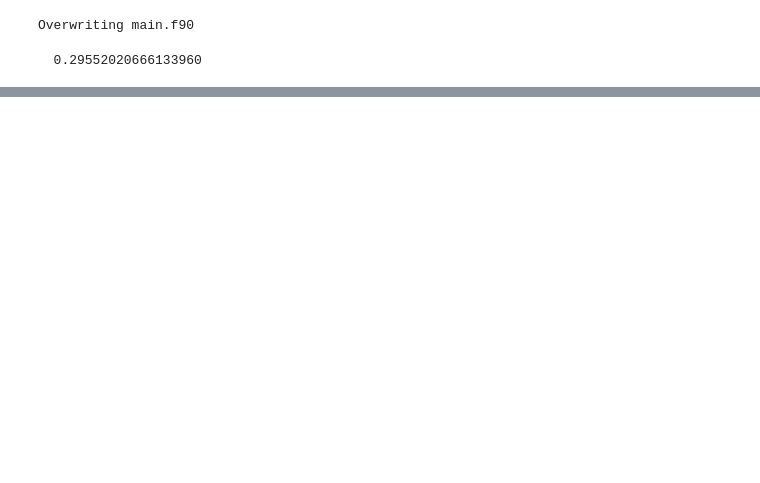
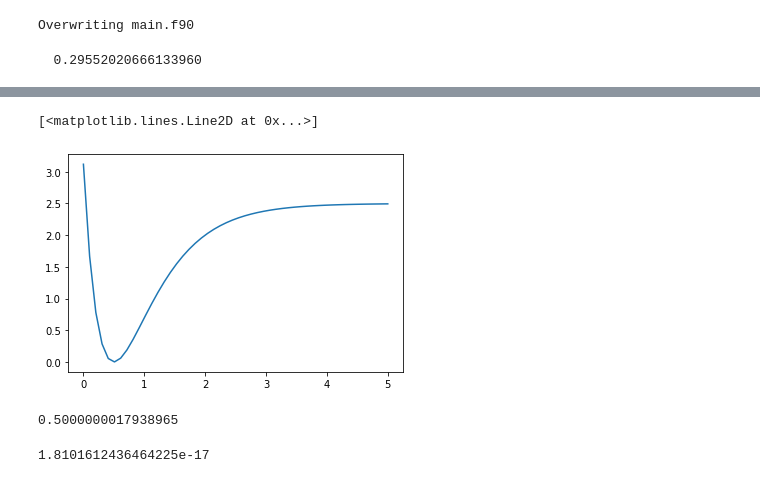
Before and after one commit to bb3110/comppy20, a Jupyter notebook: demo notebook.ipynb, the cells around one changed output, grey strips where cells are left out. Saved outputs shown, nothing was run; the diff lists cells and outputs as text; code cells hidden in the pictures; blank space fills up the shorter version.

```diff
--- a/demo notebook.ipynb
+++ b/demo notebook.ipynb
@@ -1767,0 +2033,6 @@ Removing build directory /tmp/tmp18rk8n4m
+# %%
+def f(r, d=2.5, a=1.5, r0=0.5):
+    e=numpy.exp(-a*(r-r0))
+    return d*(1-e)**2
+# %%
+r = numpy.linspace(0, 5, 50)
@@ -1767,0 +2068,14 @@ Removing build directory /tmp/tmp18rk8n4m
+# %%
+plt.plot(r, f(r))
+# %% [output]
+[<matplotlib.lines.Line2D at 0x...>]
+[figure, added]
+# %%
+x_min = scipy.optimize.brent(f)
+x_min
+# %% [output]
+0.5000000017938965
+# %%
+f(x_min)
+# %% [output]
+1.8101612436464225e-17
```
Also changed, not shown: parts of 168 cells of this notebook.
